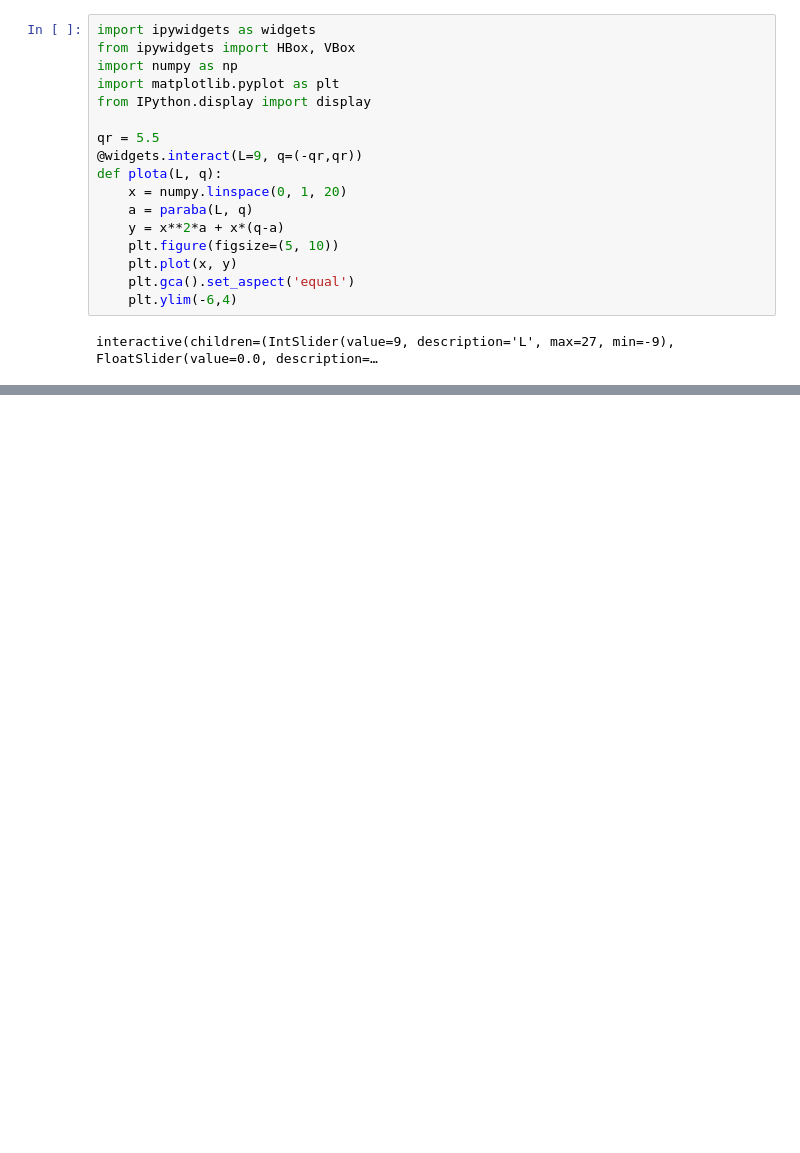
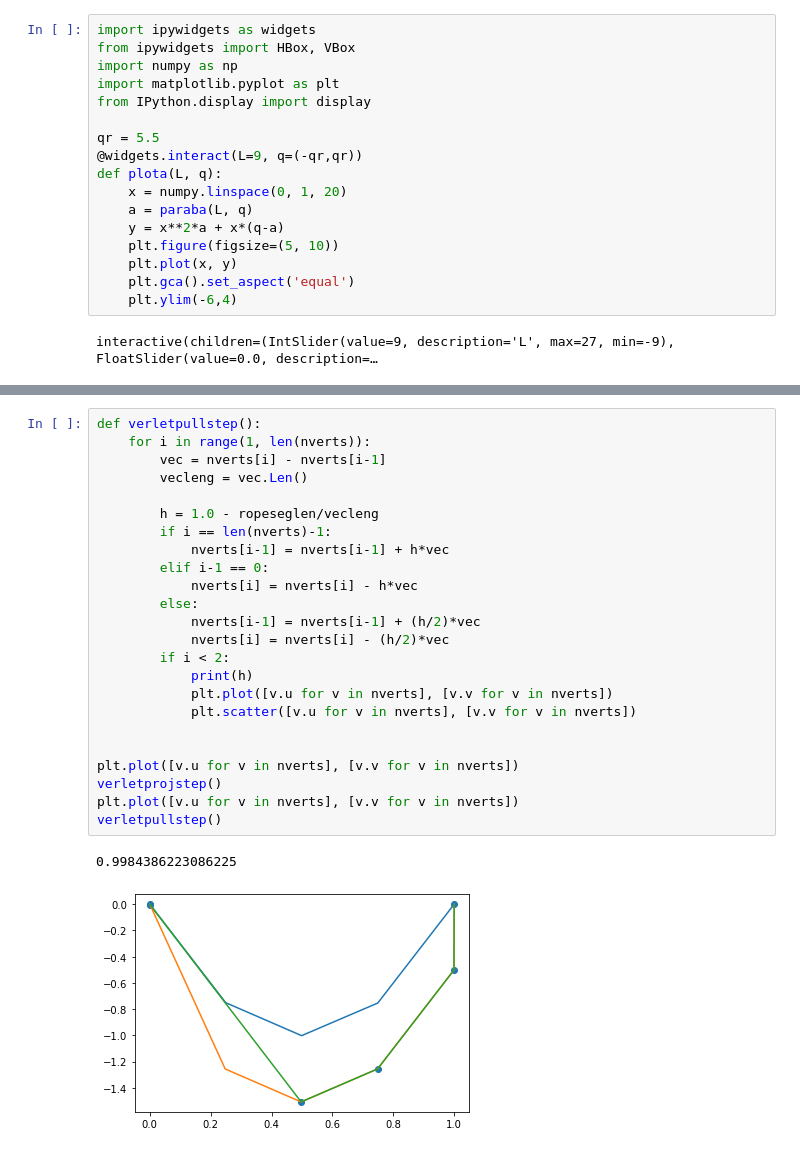
Before and after one commit to tunnelvr/tunnelvr, a Jupyter notebook: utilities/ropehangpolyapproximation.ipynb, the cells around one changed output, grey strips where cells are left out. Cells and saved outputs as stored; diff of their text form; blank space fills up the shorter version.

```diff
--- a/utilities/ropehangpolyapproximation.ipynb
+++ b/utilities/ropehangpolyapproximation.ipynb
@@ -107,0 +189,27 @@ interactive(children=(IntSlider(value=9, description='L', max=27, min=-9), Float
+# %%
+def verletpullstep():
+    for i in range(1, len(nverts)):
+        vec = nverts[i] - nverts[i-1]
+        vecleng = vec.Len()
+
+        h = 1.0 - ropeseglen/vecleng
+        if i == len(nverts)-1:
+            nverts[i-1] = nverts[i-1] + h*vec
+        elif i-1 == 0:
+            nverts[i] = nverts[i] - h*vec
+        else:
+            nverts[i-1] = nverts[i-1] + (h/2)*vec
+            nverts[i] = nverts[i] - (h/2)*vec
+        if i < 2:
+            print(h)
+            plt.plot([v.u for v in nverts], [v.v for v in nverts])
+            plt.scatter([v.u for v in nverts], [v.v for v in nverts])
+
+
+plt.plot([v.u for v in nverts], [v.v for v in nverts])
+verletprojstep()
+plt.plot([v.u for v in nverts], [v.v for v in nverts])
+verletpullstep()
+# %% [output]
+0.9984386223086225
+[figure, added]
```
Also changed, not shown: parts of 6 cells of this notebook, 7 other files.
